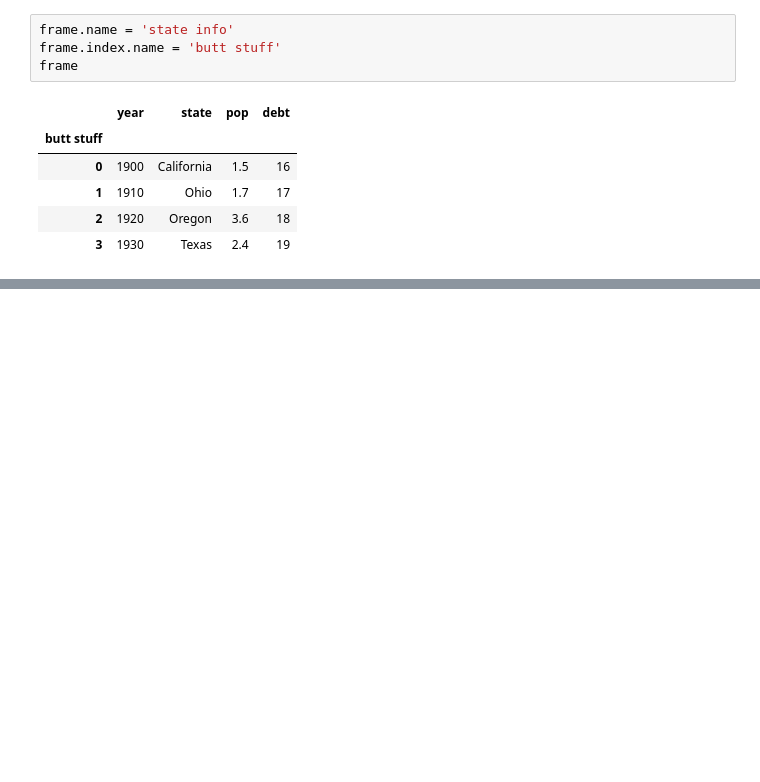
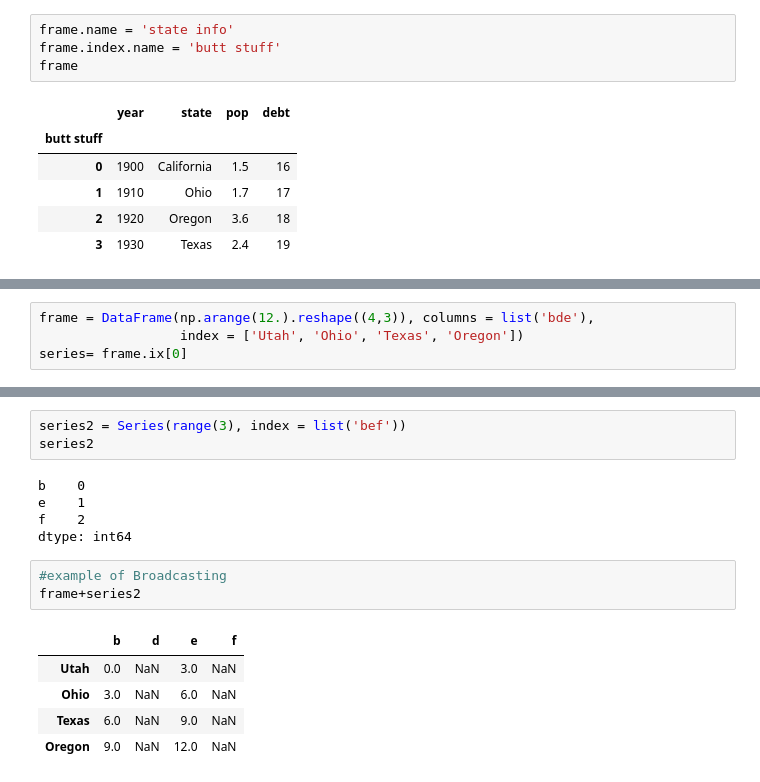
Before and after one commit to shammer83/pandas_practice, a Jupyter notebook: ipynb/Pandas_warmups.ipynb, the cells around one changed output, grey strips where cells are left out. Saved outputs shown, nothing was run; the diff lists cells and outputs as text; blank space fills up the shorter version.

```diff
--- a/ipynb/Pandas_warmups.ipynb
+++ b/ipynb/Pandas_warmups.ipynb
@@ -147,0 +196,4 @@ frame
+# %%
+frame = DataFrame(np.arange(12.).reshape((4,3)), columns = list('bde'),
+                  index = ['Utah', 'Ohio', 'Texas', 'Oregon'])
+series= frame.ix[0]
@@ -147,0 +223,17 @@ frame
+# %%
+series2 = Series(range(3), index = list('bef'))
+series2
+# %% [output]
+b    0
+e    1
+f    2
+dtype: int64
+# %%
+#example of Broadcasting
+frame+series2
+# %% [output]
+|  | b | d | e | f |
+| Utah | 0.0 | NaN | 3.0 | NaN |
+| Ohio | 3.0 | NaN | 6.0 | NaN |
+| Texas | 6.0 | NaN | 9.0 | NaN |
+| Oregon | 9.0 | NaN | 12.0 | NaN |
```
Also changed, not shown: parts of 30 cells of this notebook, 1 other file.
